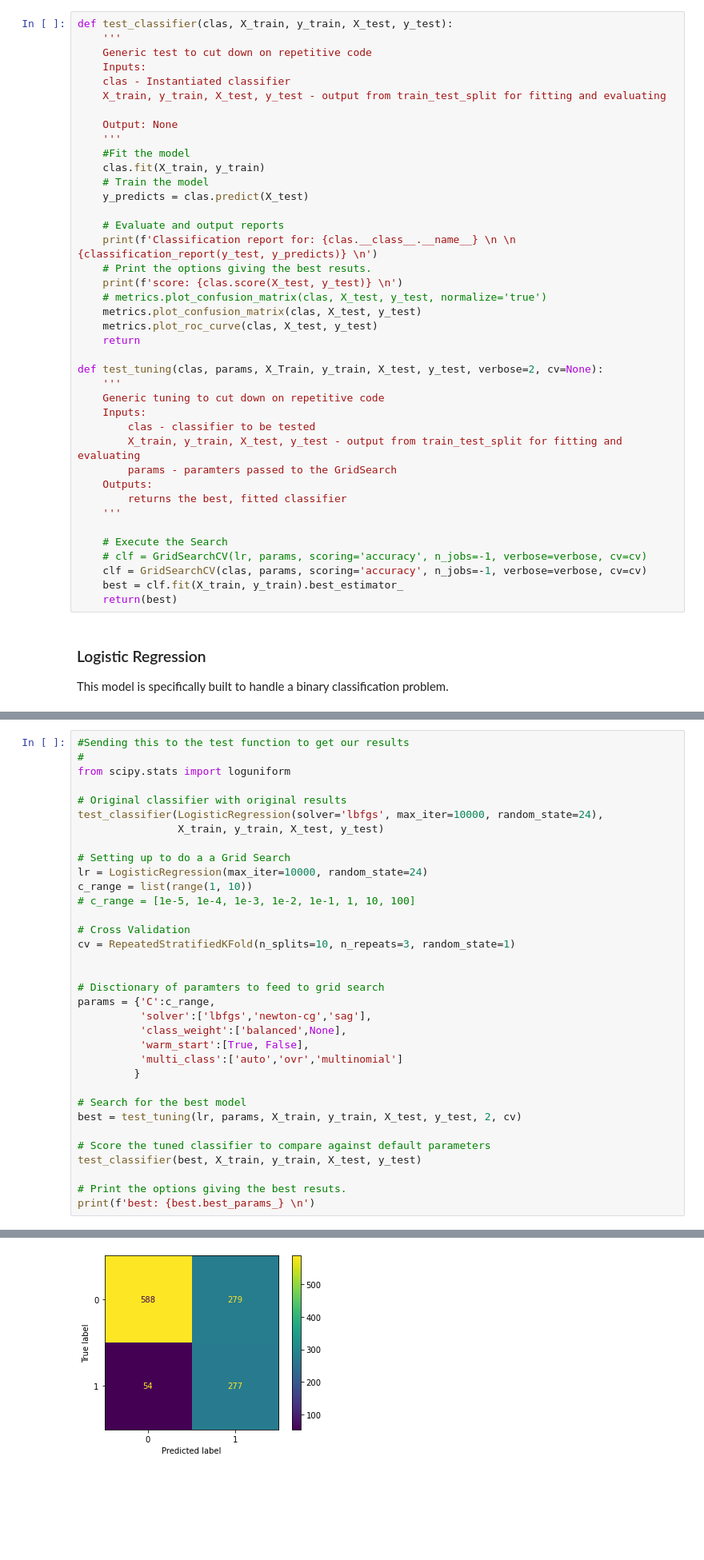
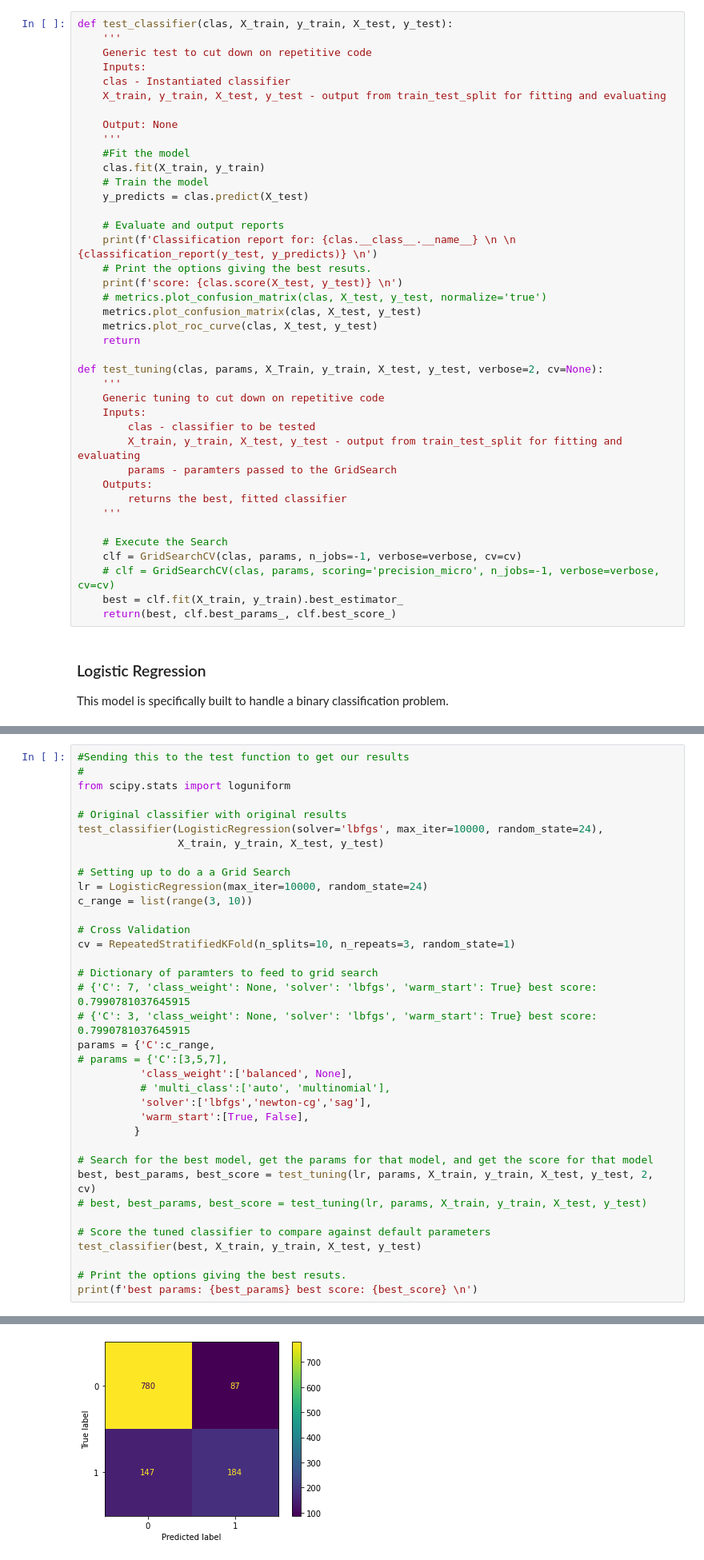
Before and after one commit to Sparafucil3/churn_project, a Jupyter notebook: hyper_tuning.ipynb, the cells around one changed output, grey strips where cells are left out. Shown: that part at 80% size. Drawn from its saved outputs; the diff is of its cells as text; blank space fills up the shorter version.

Commit message:
Updated hyper_tuning.ipynb to a near final version. Removed all by LR. Added scoring methods.

```diff
--- a/hyper_tuning.ipynb
+++ b/hyper_tuning.ipynb
@@ -228,10 +228,10 @@ def test_tuning(clas, params, X_Train, y_train, X_test, y_test, verbose=2, cv=No
     '''
 
     # Execute the Search
-    # clf = GridSearchCV(lr, params, scoring='accuracy', n_jobs=-1, verbose=verbose, cv=cv)
-    clf = GridSearchCV(clas, params, scoring='accuracy', n_jobs=-1, verbose=verbose, cv=cv)
+    clf = GridSearchCV(clas, params, n_jobs=-1, verbose=verbose, cv=cv)
+    # clf = GridSearchCV(clas, params, scoring='precision_micro', n_jobs=-1, verbose=verbose, cv=cv)
     best = clf.fit(X_train, y_train).best_estimator_
-    return(best)
+    return(best, clf.best_params_, clf.best_score_)
 # %% [markdown]
 <h3>Logistic Regression</h3>
 
@@ -247,29 +252,31 @@ test_classifier(LogisticRegression(solver='lbfgs', max_iter=10000, random_state=
 
 # Setting up to do a a Grid Search
 lr = LogisticRegression(max_iter=10000, random_state=24)
-c_range = list(range(1, 10))
-# c_range = [1e-5, 1e-4, 1e-3, 1e-2, 1e-1, 1, 10, 100]
+c_range = list(range(3, 10))
 
 # Cross Validation
 cv = RepeatedStratifiedKFold(n_splits=10, n_repeats=3, random_state=1)
 
-
-# Disctionary of paramters to feed to grid search
+# Dictionary of paramters to feed to grid search
+# {'C': 7, 'class_weight': None, 'solver': 'lbfgs', 'warm_start': True} best score: 0.7990781037645915
+# {'C': 3, 'class_weight': None, 'solver': 'lbfgs', 'warm_start': True} best score: 0.7990781037645915
 params = {'C':c_range,
+# params = {'C':[3,5,7],
+          'class_weight':['balanced', None],
+          # 'multi_class':['auto', 'multinomial'],
           'solver':['lbfgs','newton-cg','sag'],
-          'class_weight':['balanced',None],
           'warm_start':[True, False],
-          'multi_class':['auto','ovr','multinomial']
          }
 
-# Search for the best model
-best = test_tuning(lr, params, X_train, y_train, X_test, y_test, 2, cv)
+# Search for the best model, get the params for that model, and get the score for that model
+best, best_params, best_score = test_tuning(lr, params, X_train, y_train, X_test, y_test, 2, cv)
+# best, best_params, best_score = test_tuning(lr, params, X_train, y_train, X_test, y_test)
 
 # Score the tuned classifier to compare against default parameters
 test_classifier(best, X_train, y_train, X_test, y_test)
 
 # Print the options giving the best resuts.
-print(f'best: {best.best_params_} \n')
+print(f'best params: {best_params} best score: {best_score} \n')
 # %% [output]
 Classification report for: LogisticRegression
 
@@ -291,3 +298,3 @@ score: 0.7220367278797997
 [figure]
 [figure]
-[figure, old version]
+[figure, new version]
```
Also changed, not shown: parts of 20 cells of this notebook.
